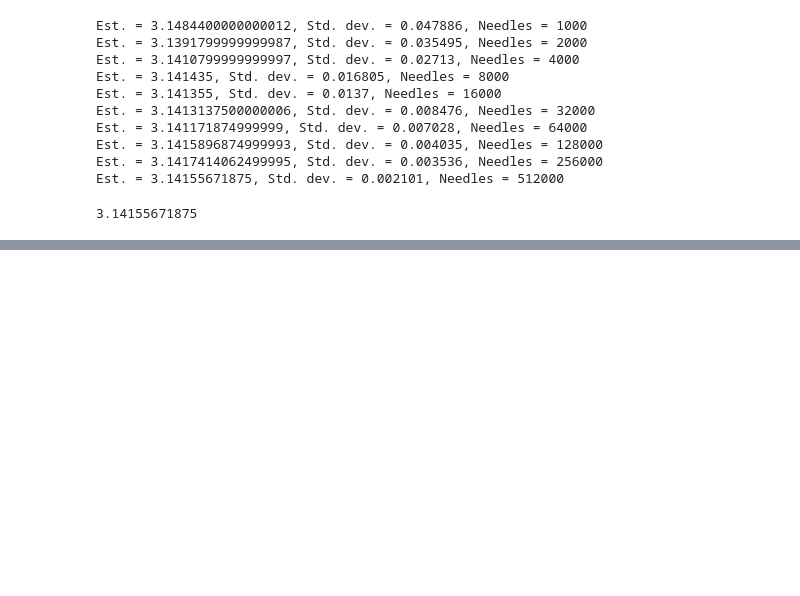
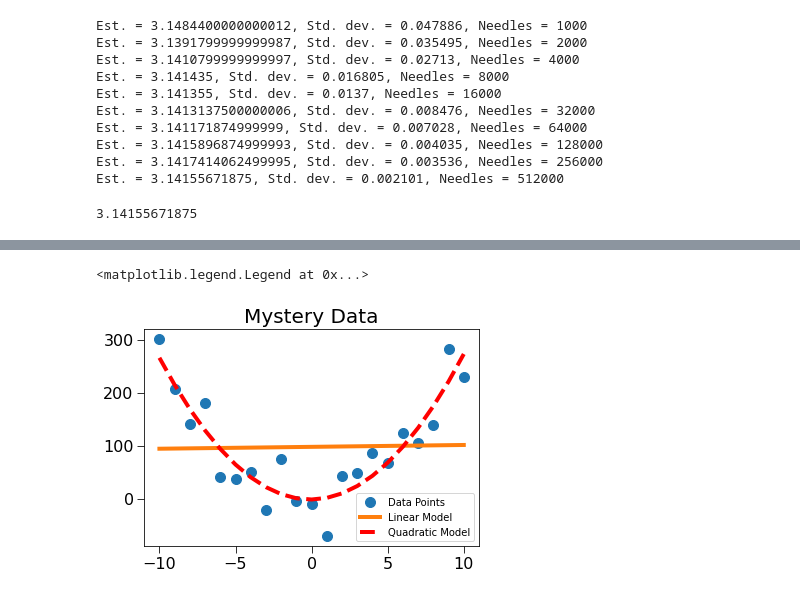
Before and after one commit to Meta-Sean/6.0001, a Jupyter notebook: 6_0002.ipynb, the cells around one changed output, grey strips where cells are left out. Saved outputs shown, nothing was run; the diff lists cells and outputs as text; code cells hidden in the pictures; blank space fills up the shorter version.

```diff
--- a/6_0002.ipynb
+++ b/6_0002.ipynb
@@ -1120,0 +1210,20 @@ Est. = 3.14155671875, Std. dev. = 0.002101, Needles = 512000
+# %%
+#Demonstration using mystery data
+
+xVals, yVals = getData('mysteryData.txt')
+pylab.plot(xVals, yVals, 'o', label = 'Data Points')
+pylab.title('Mystery Data')
+
+#Try linear model
+model1 = pylab.polyfit(xVals, yVals, 1)
+pylab.plot(xVals, pylab.polyval(model1, xVals),
+          label = 'Linear Model')
+
+#Try a quadratic model
+model2 = pylab.polyfit(xVals, yVals, 2)
+pylab.plot(xVals, pylab.polyval(model2, xVals),
+          'r--', label = 'Quadratic Model')
+pylab.legend()
+# %% [output]
+<matplotlib.legend.Legend at 0x...>
+[figure, added]
```
Also changed, not shown: parts of 4 cells of this notebook.
